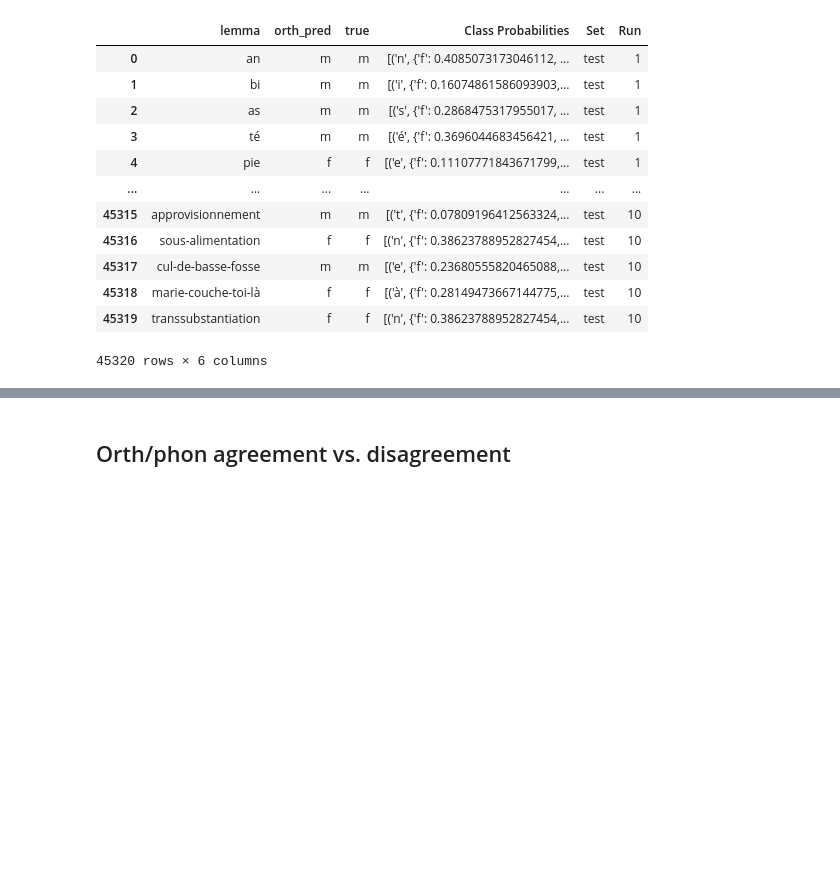
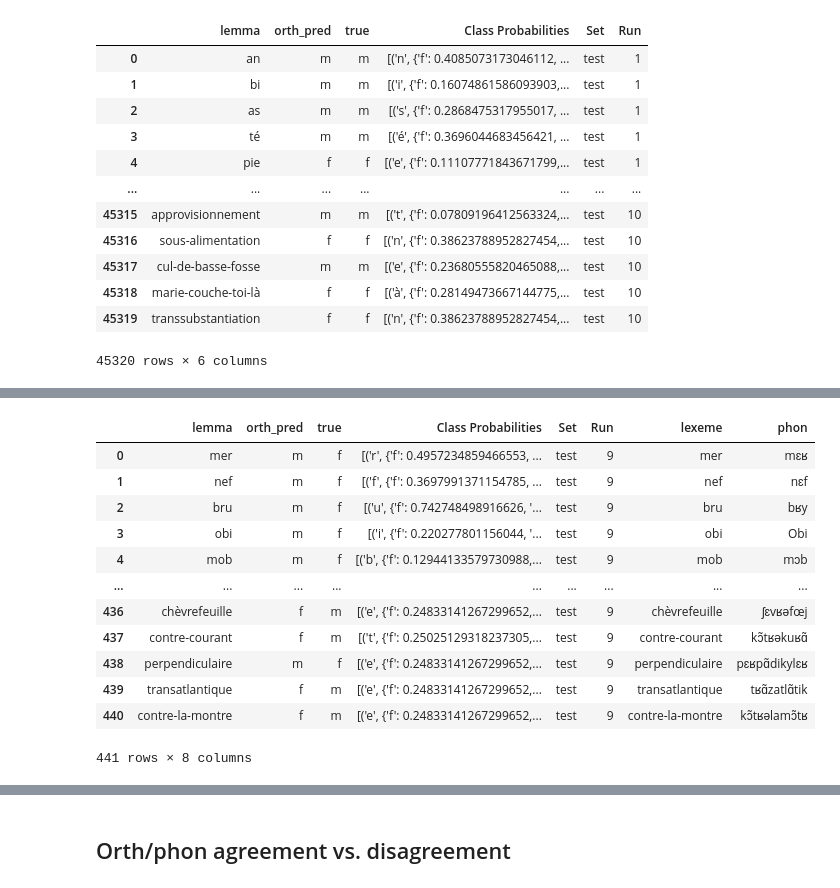
Before and after one commit to obonami/gender_prediction, a Jupyter notebook: src/orth_phon_comparison.ipynb, the cells around one changed output, grey strips where cells are left out. Saved outputs shown, nothing was run; the diff lists cells and outputs as text; code cells hidden in the pictures; blank space fills up the shorter version.

Commit message:
comparing both models' errors

```diff
--- a/src/orth_phon_comparison.ipynb
+++ b/src/orth_phon_comparison.ipynb
@@ -77,0 +80,35 @@ phon_preds_x10
+# %%
+# Select the run with the most errors for each model
+
+# For orthographic model
+orth_errors = orth_preds_x10[orth_preds_x10['orth_pred'] != orth_preds_x10['true']]
+orth_error_counts = orth_errors.groupby('Run').size()
+orth_max_error_run = orth_error_counts.idxmax()
+orth_errors_max = orth_errors[orth_errors['Run'] == orth_max_error_run]
+
+# For phonetic model
+phon_errors = phon_preds_x10[phon_preds_x10['phon_pred'] != phon_preds_x10['true']]
+phon_error_counts = phon_errors.groupby('Run').size()
+phon_max_error_run = phon_error_counts.idxmax()
+phon_errors_max = phon_errors[phon_errors['Run'] == phon_max_error_run]
+# %%
+# Merge them based on their correspondance in nlexique
+orth_errors_with_phon = orth_errors_max.merge(nlexique[['lexeme', 'phon']],
+                                              left_on='lemma',
+                                              right_on='lexeme',
+                                              how='inner')
+orth_errors_with_phon
+# %% [output]
+|  | lemma | orth_pred | true | Class Probabilities | Set | Run | lexeme | phon |
+| 0 | mer | m | f | [('r', {'f': 0.4957234859466553, ... | test | 9 | mer | mɛʁ |
+| 1 | nef | m | f | [('f', {'f': 0.3697991371154785, ... | test | 9 | nef | nɛf |
+| 2 | bru | m | f | [('u', {'f': 0.742748498916626, '... | test | 9 | bru | bʁy |
+| 3 | obi | m | f | [('i', {'f': 0.220277801156044, '... | test | 9 | obi | Obi |
+| 4 | mob | m | f | [('b', {'f': 0.12944133579730988,... | test | 9 | mob | mɔb |
+| ... | ... | ... | ... | ... | ... | ... | ... | ... |
+| 436 | chèvrefeuille | f | m | [('e', {'f': 0.24833141267299652,... | test | 9 | chèvrefeuille | ʃɛvʁəfœj |
+| 437 | contre-courant | f | m | [('t', {'f': 0.25025129318237305,... | test | 9 | contre-courant | kɔ̃tʁəkuʁɑ̃ |
+| 438 | perpendiculaire | m | f | [('e', {'f': 0.24833141267299652,... | test | 9 | perpendiculaire | pɛʁpɑ̃dikylɛʁ |
+| 439 | transatlantique | f | m | [('e', {'f': 0.24833141267299652,... | test | 9 | transatlantique | tʁɑ̃zatlɑ̃tik |
+| 440 | contre-la-montre | f | m | [('e', {'f': 0.24833141267299652,... | test | 9 | contre-la-montre | kɔ̃tʁəlamɔ̃tʁ |
+441 rows × 8 columns
```
Also changed, not shown: parts of 10 cells of this notebook.
